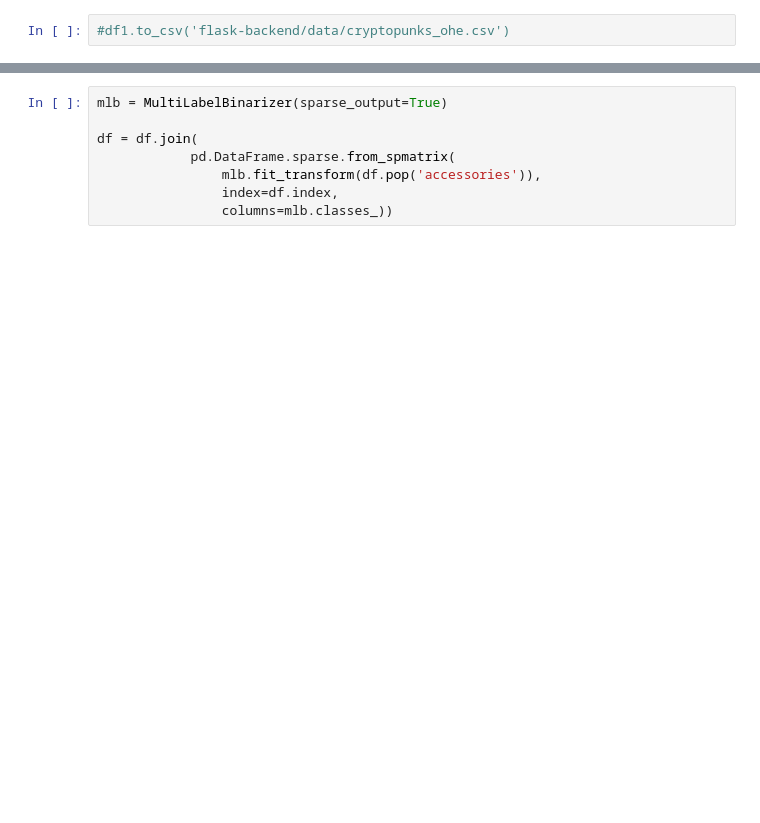
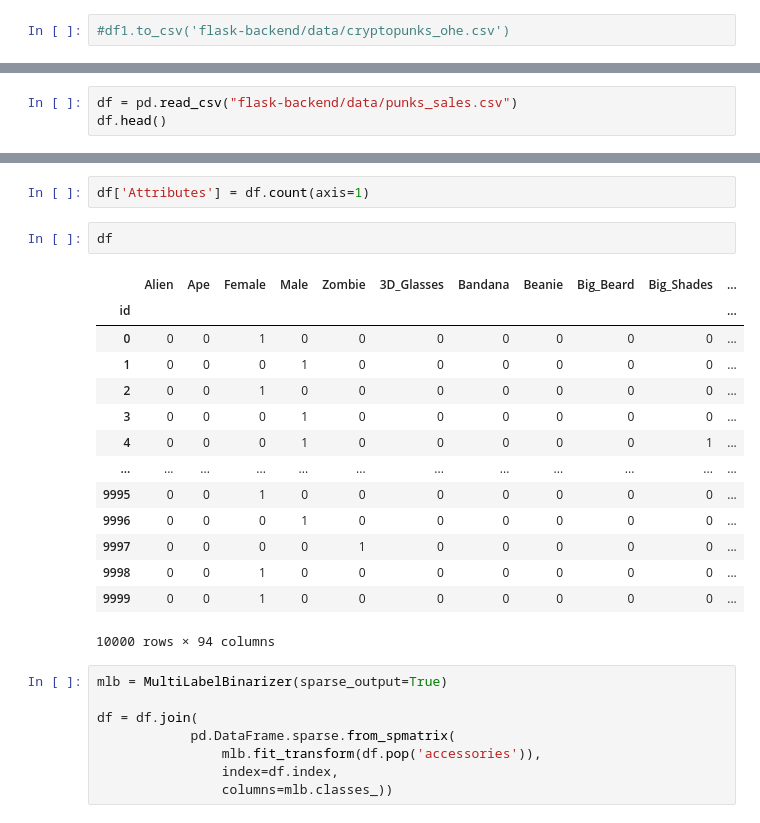
Before and after one commit to Jroc561/Model-Tester, a Jupyter notebook: research.ipynb, the cells around one changed output, grey strips where cells are left out. Cells and saved outputs as stored; diff of their text form; blank space fills up the shorter version.

Commit message:
Globbed the data

```diff
--- a/research.ipynb
+++ b/research.ipynb
@@ -53,0 +72,3 @@ array(['Green_Eye_Shadow', 'Earring', 'Blonde_Bob', 'Smile', 'Mohawk',
+# %%
+df = pd.read_csv("flask-backend/data/punks_sales.csv")
+df.head()
@@ -54,3 +82,22 @@ array(['Green_Eye_Shadow', 'Earring', 'Blonde_Bob', 'Smile', 'Mohawk',
+# %%
+df['Attributes'] = df.count(axis=1)
+# %%
+df
+# %% [output]
+|  | Alien | Ape | Female | Male | Zombie | 3D_Glasses | Bandana | Beanie | Big_Beard | Big_Shades | ... |
+| id |  |  |  |  |  |  |  |  |  |  | ... |
+| 0 | 0 | 0 | 1 | 0 | 0 | 0 | 0 | 0 | 0 | 0 | ... |
+| 1 | 0 | 0 | 0 | 1 | 0 | 0 | 0 | 0 | 0 | 0 | ... |
+| 2 | 0 | 0 | 1 | 0 | 0 | 0 | 0 | 0 | 0 | 0 | ... |
+| 3 | 0 | 0 | 0 | 1 | 0 | 0 | 0 | 0 | 0 | 0 | ... |
+| 4 | 0 | 0 | 0 | 1 | 0 | 0 | 0 | 0 | 0 | 1 | ... |
+| ... | ... | ... | ... | ... | ... | ... | ... | ... | ... | ... | ... |
+| 9995 | 0 | 0 | 1 | 0 | 0 | 0 | 0 | 0 | 0 | 0 | ... |
+| 9996 | 0 | 0 | 0 | 1 | 0 | 0 | 0 | 0 | 0 | 0 | ... |
+| 9997 | 0 | 0 | 0 | 0 | 1 | 0 | 0 | 0 | 0 | 0 | ... |
+| 9998 | 0 | 0 | 1 | 0 | 0 | 0 | 0 | 0 | 0 | 0 | ... |
+| 9999 | 0 | 0 | 1 | 0 | 0 | 0 | 0 | 0 | 0 | 0 | ... |
+10000 rows × 94 columns
 # %%
 mlb = MultiLabelBinarizer(sparse_output=True)
 
```
Also changed, not shown: parts of 8 cells of this notebook, 13 other files.
